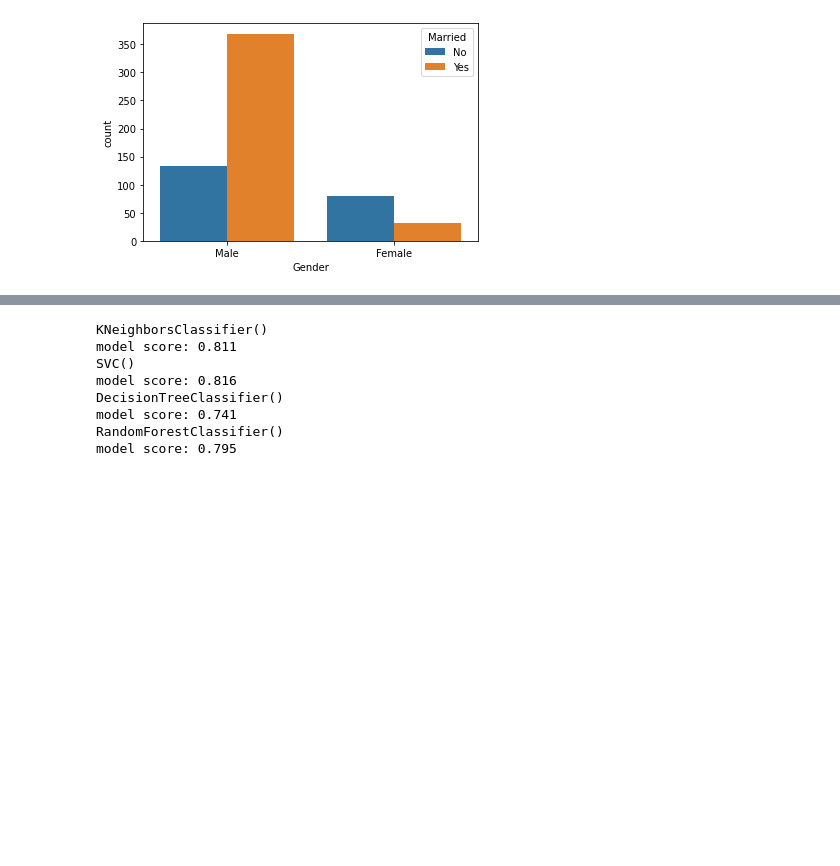
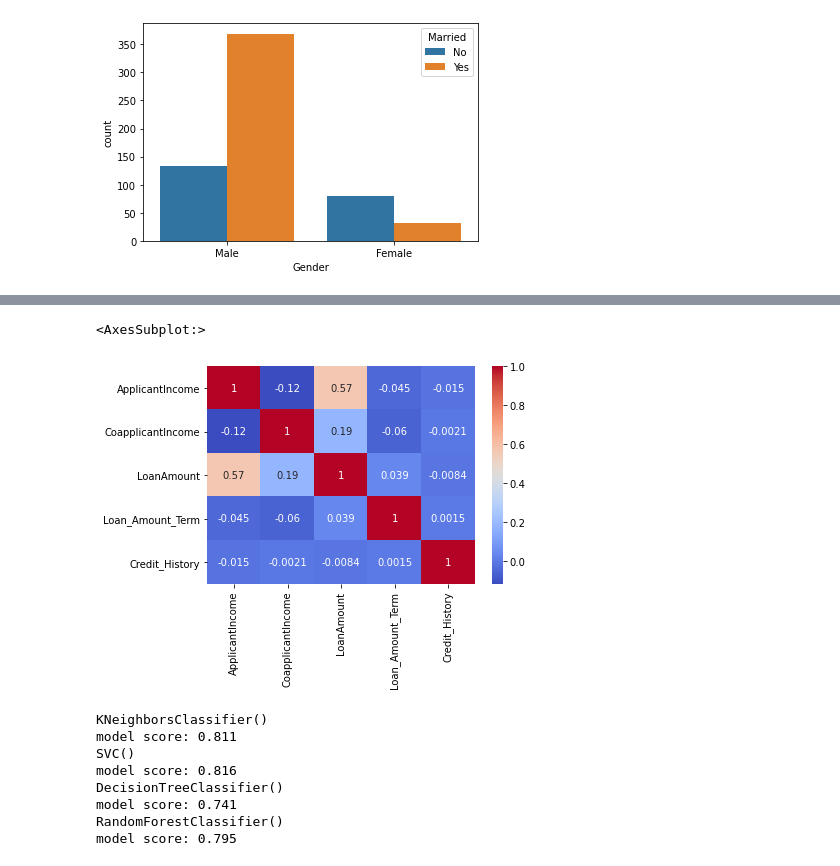
Before and after one commit to shahrambahrami/data-science-projects, a Jupyter notebook: loan_prediction/loan prediction.ipynb, the cells around one changed output, grey strips where cells are left out. Saved outputs shown, nothing was run; the diff lists cells and outputs as text; code cells hidden in the pictures; blank space fills up the shorter version.

```diff
--- a/loan_prediction/loan prediction.ipynb
+++ b/loan_prediction/loan prediction.ipynb
@@ -148,0 +159,6 @@ Once deleted, variables cannot be recovered. Proceed (y/[n])? y
+# %%
+#Let's see the correlation of cols - it only shows numerical cols
+sns.heatmap(dataset.corr(), annot=True, cmap='coolwarm')
+# %% [output]
+<AxesSubplot:>
+[figure, added]
```
Also changed, not shown: parts of 5 cells of this notebook.
